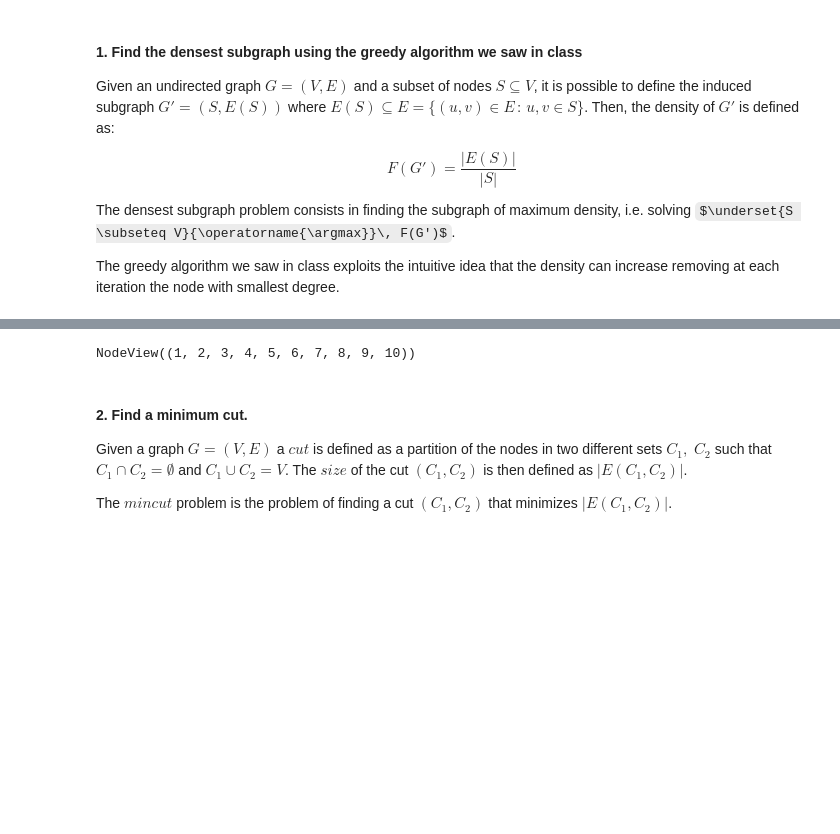
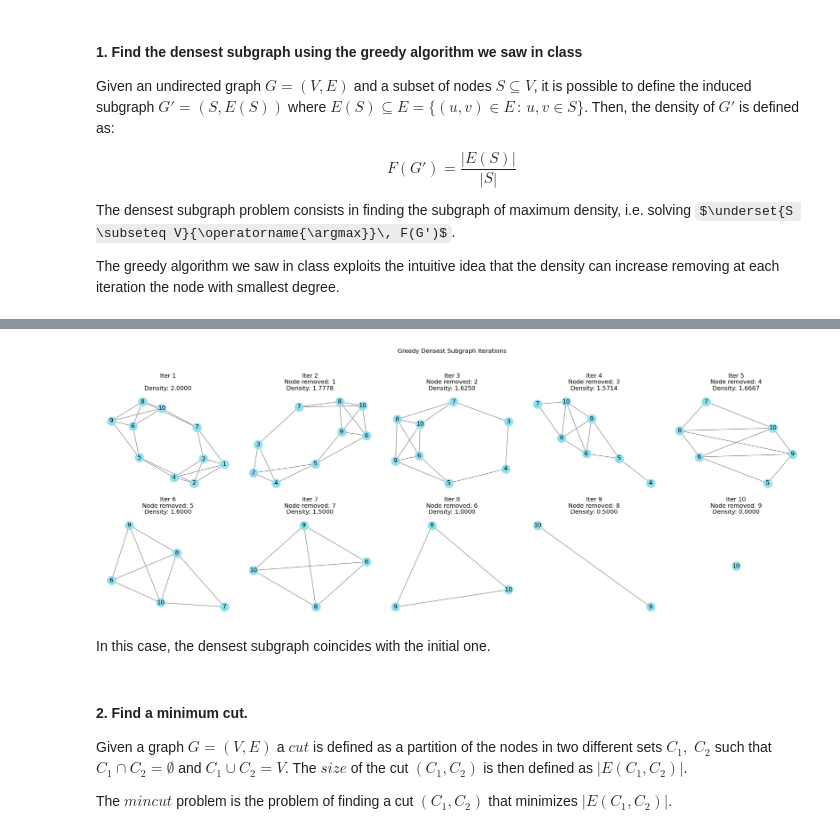
Before and after one commit to laacri/SNOM-social-networks, a Jupyter notebook: Homework/Problem2.ipynb, the cells around one changed output, grey strips where cells are left out. Drawn from its saved outputs; the diff is of its cells as text; code cells hidden in the pictures; some formulas as TeX source; blank space fills up the shorter version.

Commit message:
New plots

```diff
--- a/Homework/Problem2.ipynb
+++ b/Homework/Problem2.ipynb
@@ -124,7 +173,9 @@ with density: 2.0
-# %%
-G.nodes
-# %% [output]
-NodeView((1, 2, 3, 4, 5, 6, 7, 8, 9, 10))
+# %%
+S = greedy_densest_subgraph(G)
+# %% [output]
+[figure, added]
+# %% [markdown]
+In this case, the densest subgraph coincides with the initial one.
 # %% [markdown]
 #### 2. Find a minimum cut.
 
```
Also changed, not shown: parts of 18 cells of this notebook, 5 other files.
